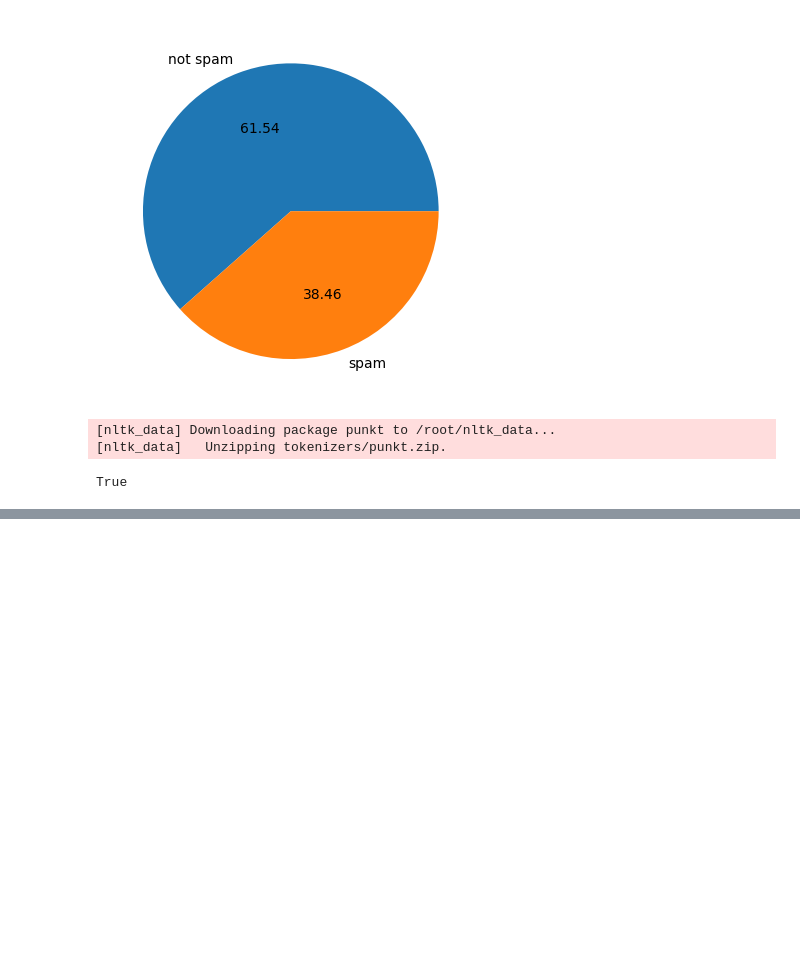
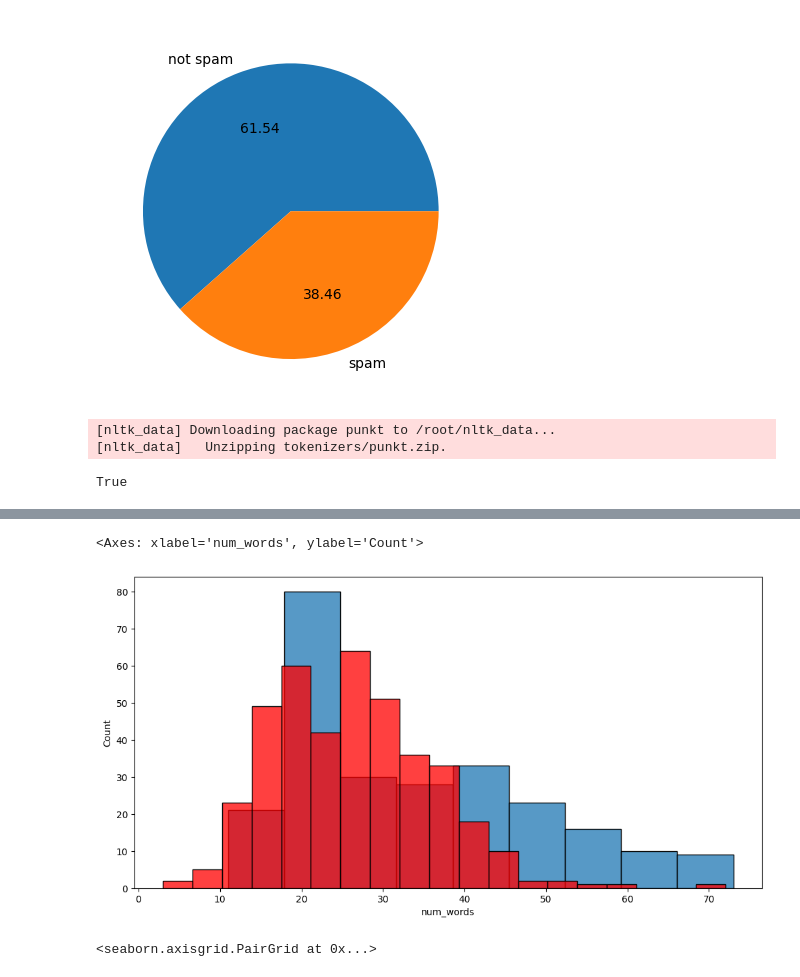
Before and after one commit to Cralsic123/Ginger, a Jupyter notebook: Untitled36.ipynb, the cells around one changed output, grey strips where cells are left out. Drawn from its saved outputs; the diff is of its cells as text; code cells hidden in the pictures; blank space fills up the shorter version.

```diff
--- a/Untitled36.ipynb
+++ b/Untitled36.ipynb
@@ -112,0 +185,11 @@ df['num_characters'] = df['TEXT'].apply(len)
+# %%
+plt.figure(figsize=(12,6))
+sns.histplot(df[df['LABEL'] == 0]['num_words'])
+sns.histplot(df[df['LABEL'] == 1]['num_words'],color='red')
+# %% [output]
+<Axes: xlabel='num_words', ylabel='Count'>
+[figure, added]
+# %%
+sns.pairplot(df,hue='LABEL')
+# %% [output]
+<seaborn.axisgrid.PairGrid at 0x...>
```
Also changed, not shown: parts of 10 cells of this notebook.
